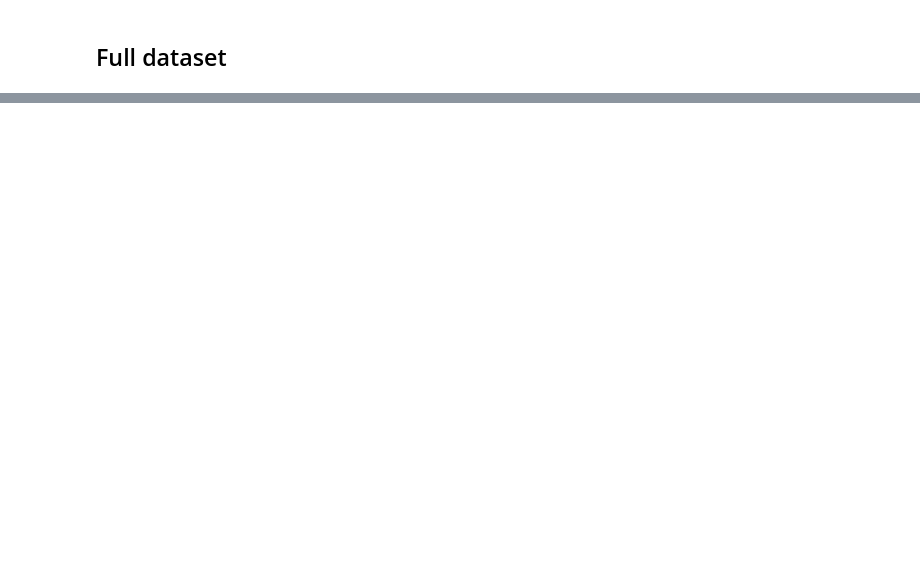
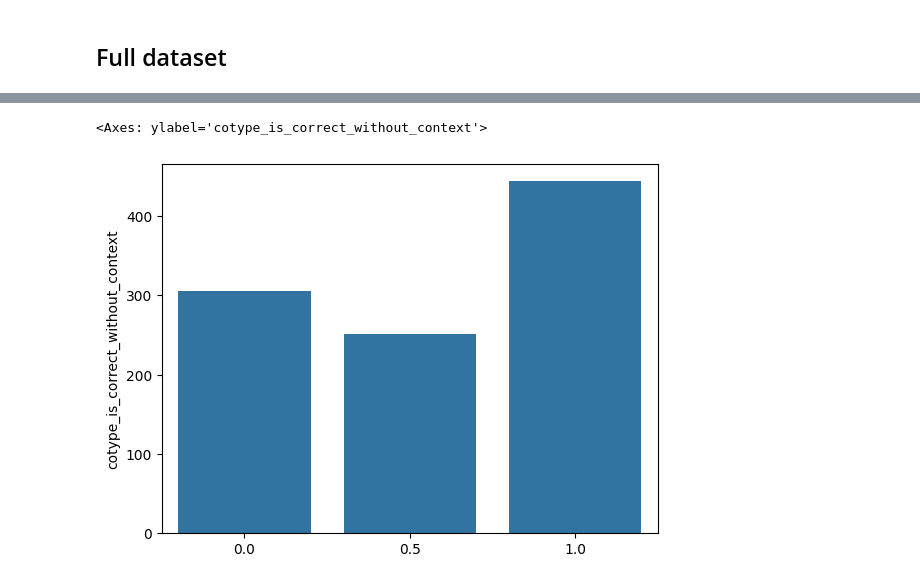
Before and after one commit to sashaboriskin/rag_routing, a Jupyter notebook: comparing_ue.ipynb, the cells around one changed output, grey strips where cells are left out. Cells and saved outputs as stored; diff of their text form; code cells hidden in the pictures; blank space fills up the shorter version.

Commit message:
add marked up correctness of generated answer by cotype 16k and chatgpt

```diff
--- a/comparing_ue.ipynb
+++ b/comparing_ue.ipynb
@@ -538,0 +512,24 @@ nq_dataset.to_csv('data/nq_dataset_with_generated_answers.csv')
+# %%
+nq_dataset = pd.read_csv('data/nq_dataset_with_generated_answers.csv')
+# %%
+system_prompt = """You will be given a user query, a reference answer, and a model's response. Your task is to evaluate the model’s response only in relation to the reference answer. Focus on the accuracy and completeness of the information in the model’s response compared to the reference. Ignore stylistic differences or minor rephrasings
+
+Evaluation criteria:
+
+Score 0 if the model's answer is entirely incorrect or no answer is provided.
+Score 0.5 if the model’s answer contains inaccuracies, lacks information, or includes extraneous details not relevant to the query.
+Score 1 if the model’s answer is entirely correct and sufficiently answers the query without unnecessary information.
+Provide your answer in the format: Score.
+
+Your evaluation will be used to measure consistency and accuracy."""
+
+user_prompt = """Please evaluate the model's response based on its accuracy compared to the reference answer, using one of the following scores:
+
+0: Incorrect or no response
+0.5: Partially correct (contains errors, lacks information, or is excessive)
+1: Completely correct
+Format: Score.
+
+Question: {question}
+Reference Answer: {golden_answer}
+Model Answer: {model_answer}"""
@@ -538,0 +600,6 @@ nq_dataset.to_csv('data/nq_dataset_with_generated_answers.csv')
+# %%
+import seaborn as sns
+sns.barplot(nq_dataset['cotype_is_correct_without_context'].value_counts())
+# %% [output]
+<Axes: ylabel='cotype_is_correct_without_context'>
+[figure, added]
```
Also changed, not shown: parts of 18 cells of this notebook, 1 other file.
